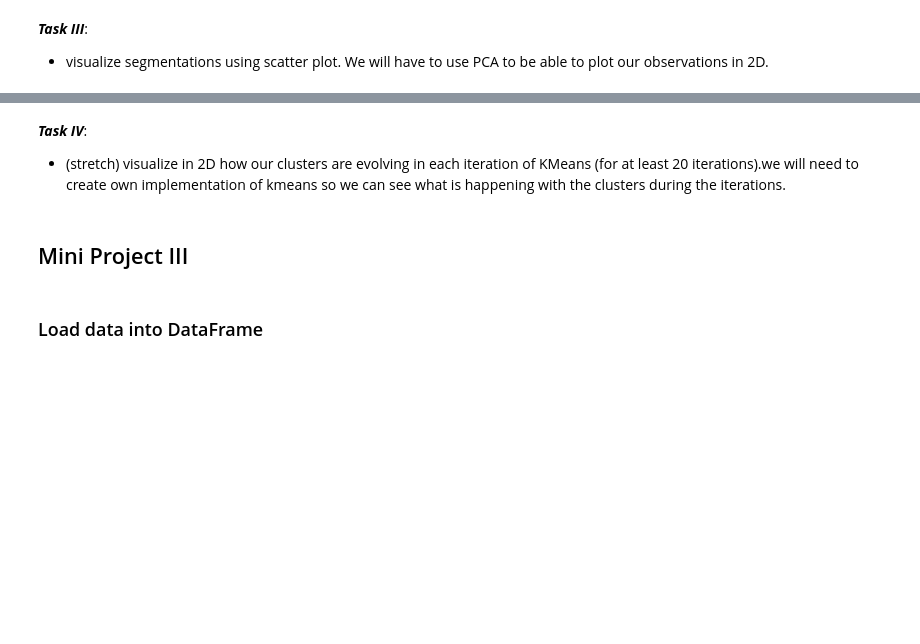
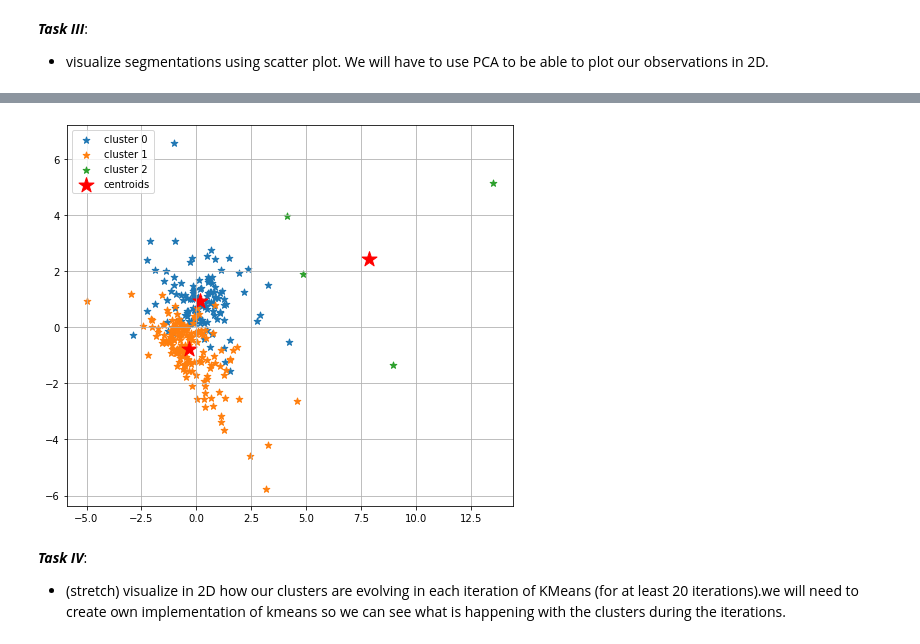
Before and after one commit to OliviaHan7/mini_project_III, a Jupyter notebook: mini-project-III.ipynb, the cells around one changed output, grey strips where cells are left out. Drawn from its saved outputs; the diff is of its cells as text; code cells hidden in the pictures; blank space fills up the shorter version.

```diff
--- a/mini-project-III.ipynb
+++ b/mini-project-III.ipynb
@@ -45,5 +416,31 @@ df=pd.read_csv('data/twm_checking_acct.csv',sep=';')
+# %%
+#plot clusters
+def plot_clusters(X,y_res,plt_cluster_centers=False):
+    Y_centroids=[]
+    X_centroids=[]
+
+    for cluster in set(y_res):
+        x = X[y_res == cluster, 0]
+        y = X[y_res == cluster, 1]
+        #calculating the mean value of each cluster
+        X_centroids.append(np.mean(x))
+        Y_centroids.append(np.mean(y))
+
+        plt.scatter(x,y, s=50,marker='*', label=f'cluster {cluster}')
+
+
+    if plt_cluster_centers:
+        plt.scatter(X_centroids,Y_centroids,marker='*',c='red',s=250,label='centroids')
+
+
+    plt.grid()
+    plt.legend()
+    plt.show()
+plt.rcParams["figure.figsize"] = (8,7)
+ # plot clustering result
+plot_clusters(pca_banking, y_km, plt_cluster_centers= True)
+# %% [output]
+[figure, added]
 # %% [markdown]
 ***Task IV***:
 * (stretch) visualize in 2D how our clusters are evolving in each iteration of KMeans (for at least 20 iterations).we will need to create own implementation of kmeans so we can see what is happening with the clusters during the iterations.
-# %% [markdown]
-## Mini Project III
@@ -58,2 +446,0 @@ from sklearn.decomposition import PCA
-# %% [markdown]
-### Load data into DataFrame
```
Also changed, not shown: parts of 65 cells of this notebook, 1 other file.
